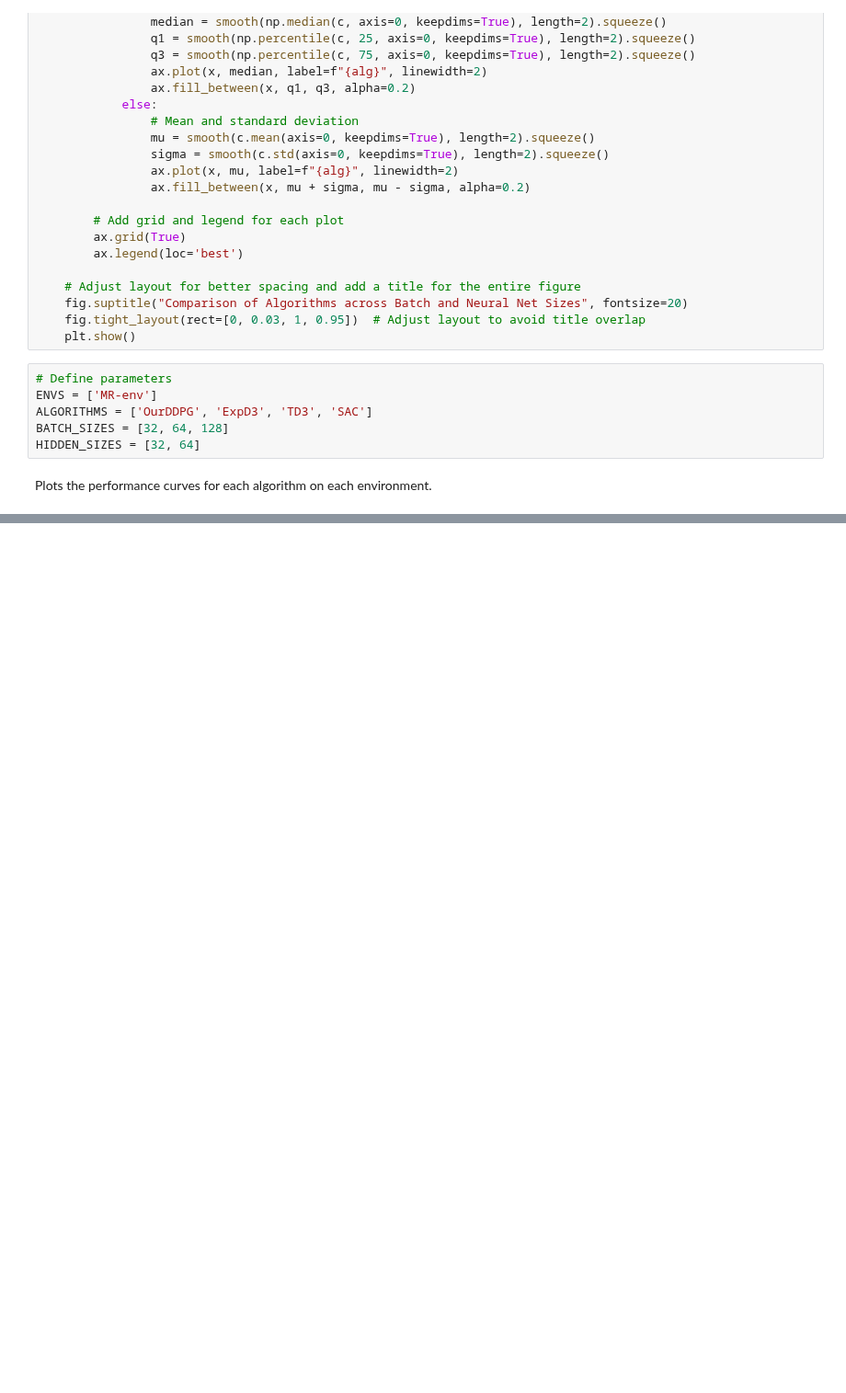
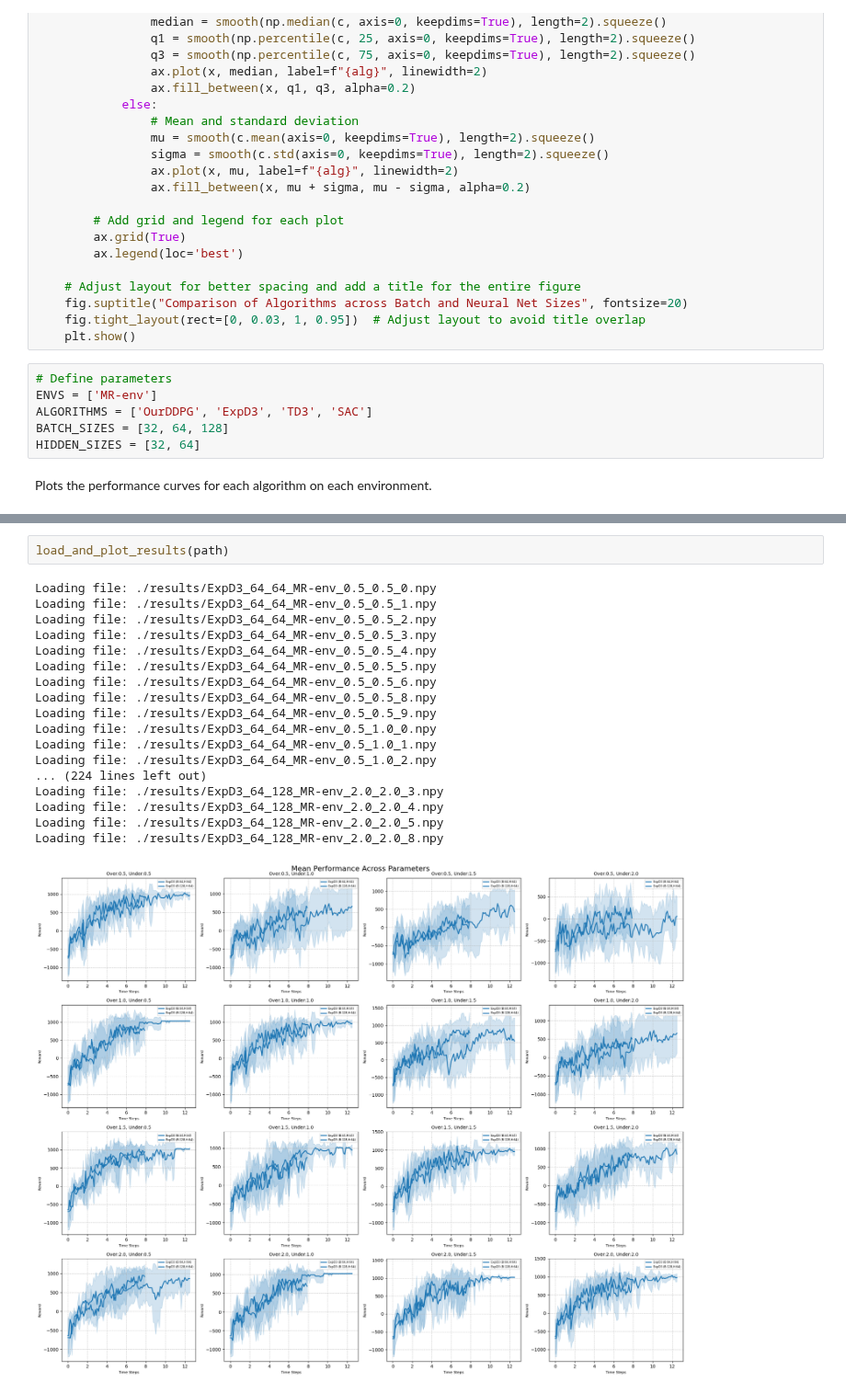
Before and after one commit to turcato-niccolo/test_turtlebot, a Jupyter notebook: 2d_envs/results_new.ipynb, the cells around one changed output, grey strips where cells are left out. Shown at 92% size. Saved outputs shown, nothing was run; the diff lists cells and outputs as text; blank space fills up the shorter version.

Commit message:
data 15 - plot

```diff
--- a/2d_envs/results_new.ipynb
+++ b/2d_envs/results_new.ipynb
@@ -236,0 +501,21 @@ No data for SAC on MR-env with batch 128 and neurons 64. Skipping.
+# %%
+load_and_plot_results(path)
+# %% [output]
+Loading file: ./results/ExpD3_64_64_MR-env_0.5_0.5_0.npy
+Loading file: ./results/ExpD3_64_64_MR-env_0.5_0.5_1.npy
+Loading file: ./results/ExpD3_64_64_MR-env_0.5_0.5_2.npy
+Loading file: ./results/ExpD3_64_64_MR-env_0.5_0.5_3.npy
+Loading file: ./results/ExpD3_64_64_MR-env_0.5_0.5_4.npy
+Loading file: ./results/ExpD3_64_64_MR-env_0.5_0.5_5.npy
+Loading file: ./results/ExpD3_64_64_MR-env_0.5_0.5_6.npy
+Loading file: ./results/ExpD3_64_64_MR-env_0.5_0.5_8.npy
+Loading file: ./results/ExpD3_64_64_MR-env_0.5_0.5_9.npy
+Loading file: ./results/ExpD3_64_64_MR-env_0.5_1.0_0.npy
+Loading file: ./results/ExpD3_64_64_MR-env_0.5_1.0_1.npy
+Loading file: ./results/ExpD3_64_64_MR-env_0.5_1.0_2.npy
+... (224 lines left out)
+Loading file: ./results/ExpD3_64_128_MR-env_2.0_2.0_3.npy
+Loading file: ./results/ExpD3_64_128_MR-env_2.0_2.0_4.npy
+Loading file: ./results/ExpD3_64_128_MR-env_2.0_2.0_5.npy
+Loading file: ./results/ExpD3_64_128_MR-env_2.0_2.0_8.npy
+[figure, added]
```
Also changed, not shown: parts of 4 cells of this notebook, 1 other file.
